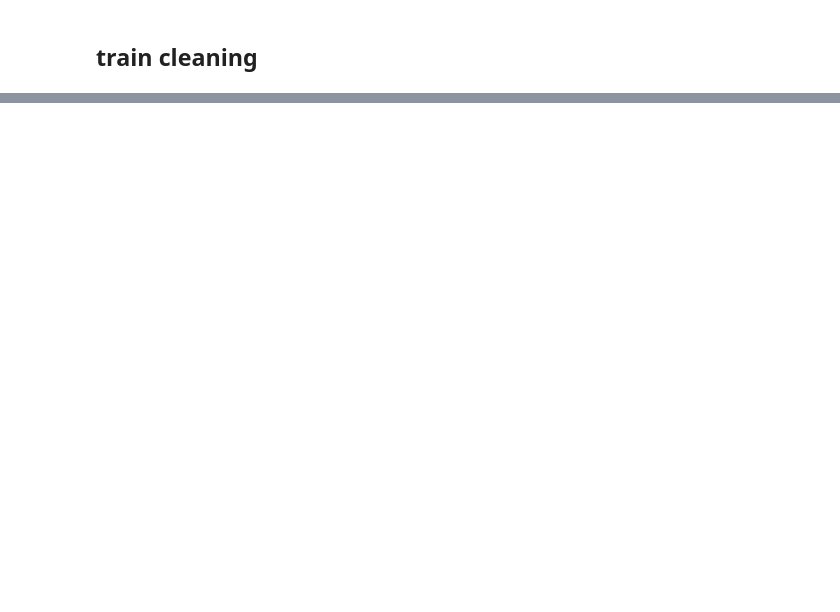
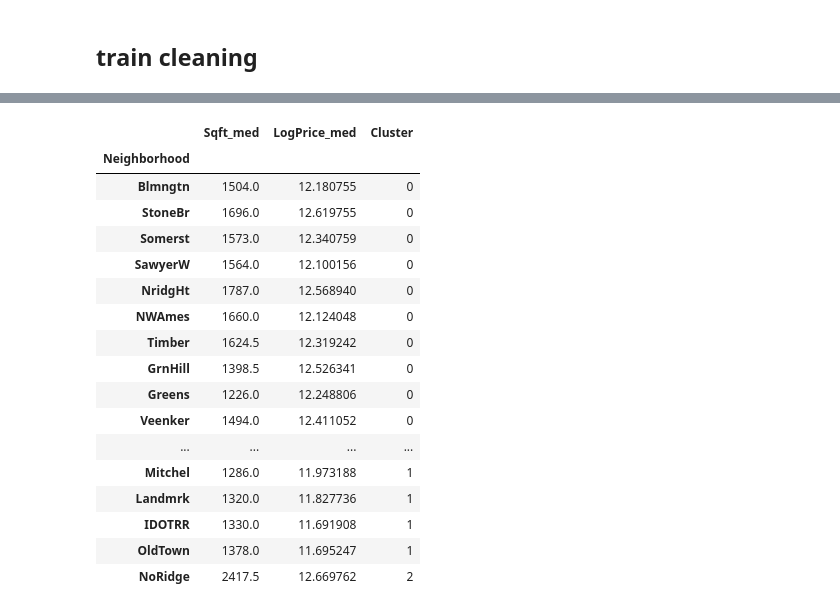
Before and after one commit to nikita-agrawal/Ames-Housing-Analysis, a Jupyter notebook: Alex/nhd_clustering.ipynb, the cells around one changed output, grey strips where cells are left out. Saved outputs shown, nothing was run; the diff lists cells and outputs as text; code cells hidden in the pictures; blank space fills up the shorter version.

```diff
--- a/Alex/nhd_clustering.ipynb
+++ b/Alex/nhd_clustering.ipynb
@@ -217,3 +263,27 @@ nhds
+# %%
+clusterer = KMeans(n_clusters=3, random_state=42)
+cluster_labels = clusterer.fit_predict(X)
+nhds['Cluster'] = cluster_labels
+nhds.sort_values('Cluster')
+# %% [output]
+|  | Sqft_med | LogPrice_med | Cluster |
+| Neighborhood |  |  |  |
+| Blmngtn | 1504.0 | 12.180755 | 0 |
+| StoneBr | 1696.0 | 12.619755 | 0 |
+| Somerst | 1573.0 | 12.340759 | 0 |
+| SawyerW | 1564.0 | 12.100156 | 0 |
+| NridgHt | 1787.0 | 12.568940 | 0 |
+| NWAmes | 1660.0 | 12.124048 | 0 |
+| Timber | 1624.5 | 12.319242 | 0 |
+| GrnHill | 1398.5 | 12.526341 | 0 |
+| Greens | 1226.0 | 12.248806 | 0 |
+| Veenker | 1494.0 | 12.411052 | 0 |
+| ... | ... | ... | ... |
+| Mitchel | 1286.0 | 11.973188 | 1 |
+| Landmrk | 1320.0 | 11.827736 | 1 |
+| IDOTRR | 1330.0 | 11.691908 | 1 |
+| OldTown | 1378.0 | 11.695247 | 1 |
+| NoRidge | 2417.5 | 12.669762 | 2 |
 # %%
 cluster_dict = pd.DataFrame(data = {'Nhd_cluster':nhds.Cluster}, index=nhds.index).to_dict()['Nhd_cluster']
 # %%
```
Also changed, not shown: parts of 27 cells of this notebook, 1 other file.
